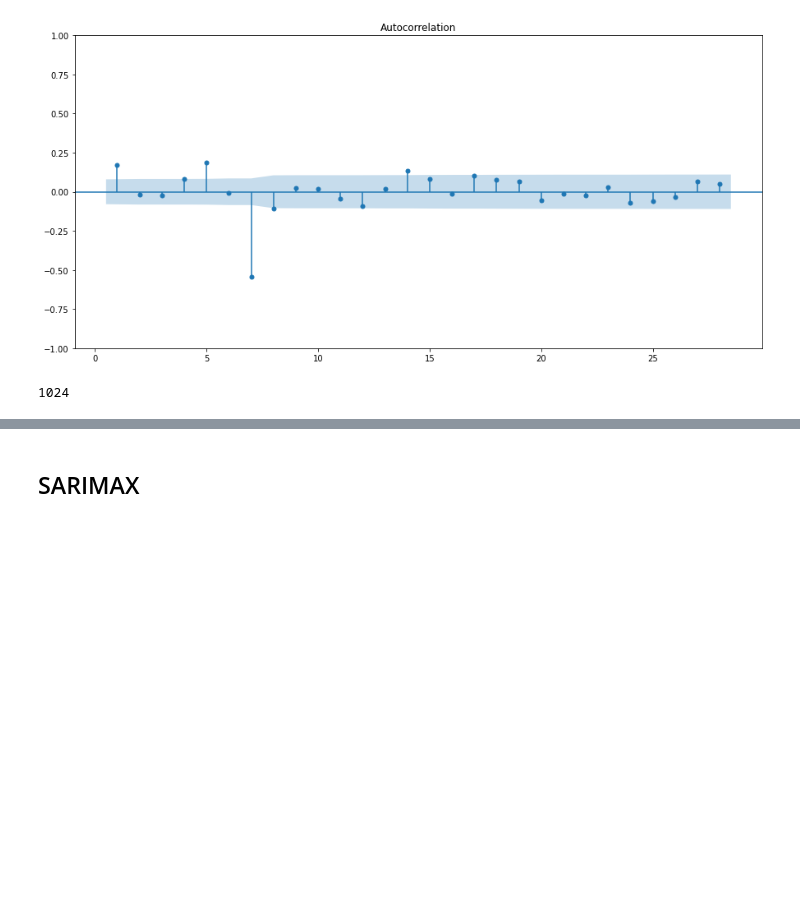
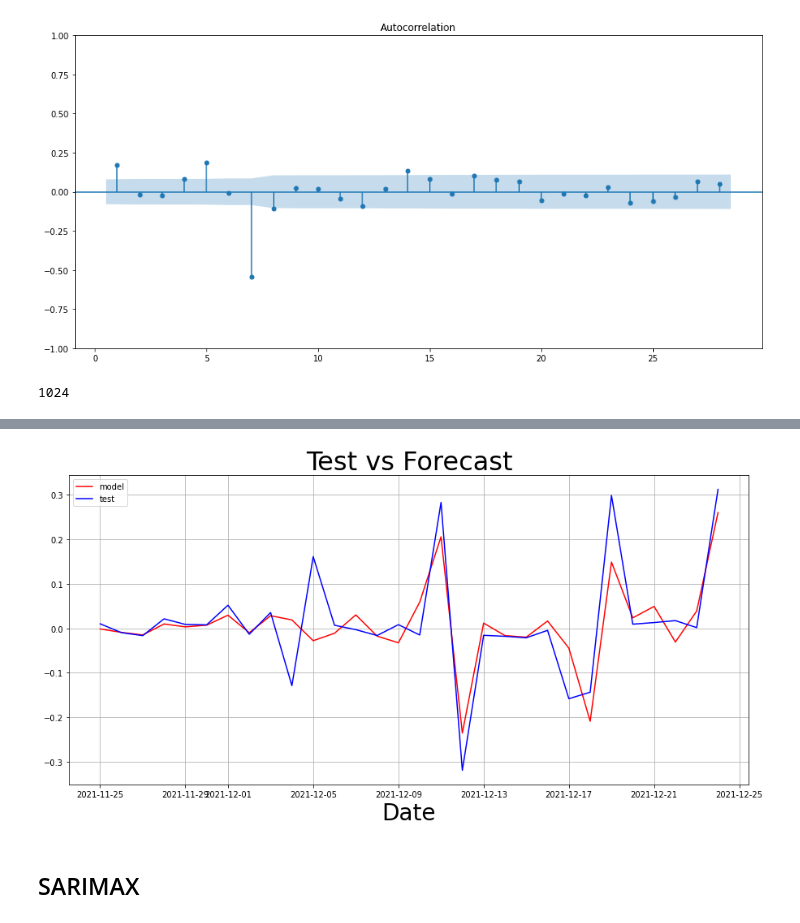
Before and after one commit to D-Aditya-Amarnath/Covid-19, a Jupyter notebook: sarima/covid-19-sarima.ipynb, the cells around one changed output, grey strips where cells are left out. Saved outputs shown, nothing was run; the diff lists cells and outputs as text; code cells hidden in the pictures; blank space fills up the shorter version.

```diff
--- a/sarima/covid-19-sarima.ipynb
+++ b/sarima/covid-19-sarima.ipynb
@@ -540,10 +581,15 @@ plt.show()
 # %%
 forecast = best_model.predict(start = pd.to_datetime("2021-11-25"),end=pd.to_datetime("2021-12-24"))
 plt.figure(figsize=(15,7))
 plt.plot(forecast,color='r',label="model")
 plt.plot(test,label="test",color='b')
+plt.grid(True)
+plt.title("Test vs Forecast",size=32)
+plt.xlabel("Date",size=28)
 plt.legend()
 plt.show()
+# %% [output]
+[figure, added]
 # %%
 import pickle
 # %%
```
Also changed, not shown: parts of 36 cells of this notebook.
